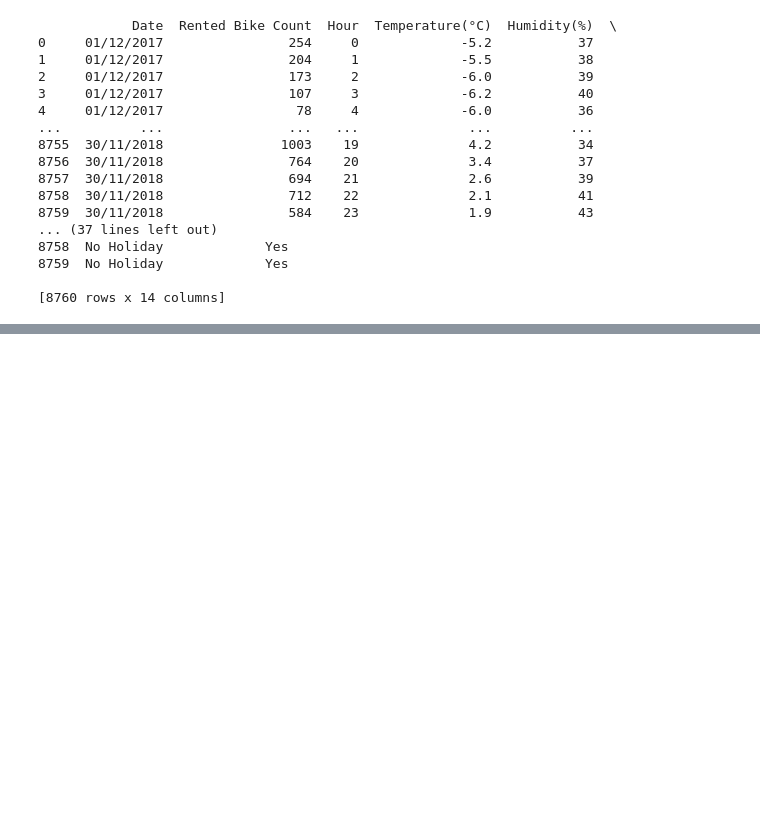
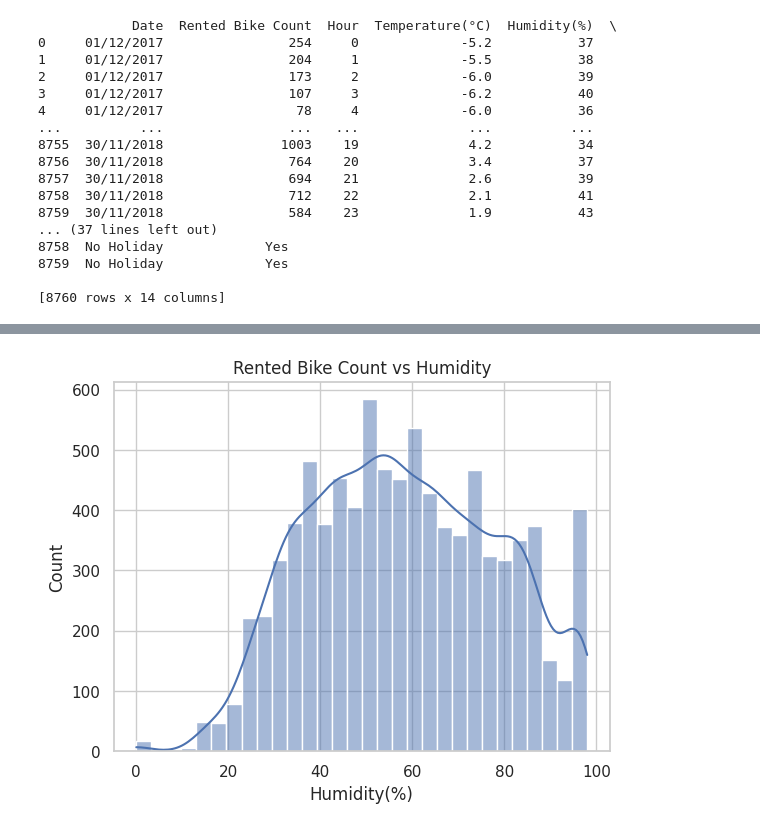
Before and after one commit to Jayesh-Ah/ME228-DS-ML, a Jupyter notebook: ME228_Project_Kaggle.ipynb, the cells around one changed output, grey strips where cells are left out. Drawn from its saved outputs; the diff is of its cells as text; code cells hidden in the pictures; blank space fills up the shorter version.

```diff
--- a/ME228_Project_Kaggle.ipynb
+++ b/ME228_Project_Kaggle.ipynb
@@ -93,0 +162,7 @@ KeyError: 'Date'
+# %%
+# Histogram and KDE plot
+sns.histplot(data=df, x='Humidity(%)', bins=30, kde=True)
+plt.title('Rented Bike Count vs Humidity')
+plt.show()
+# %% [output]
+[figure, added]
```
Also changed, not shown: parts of 10 cells of this notebook.
